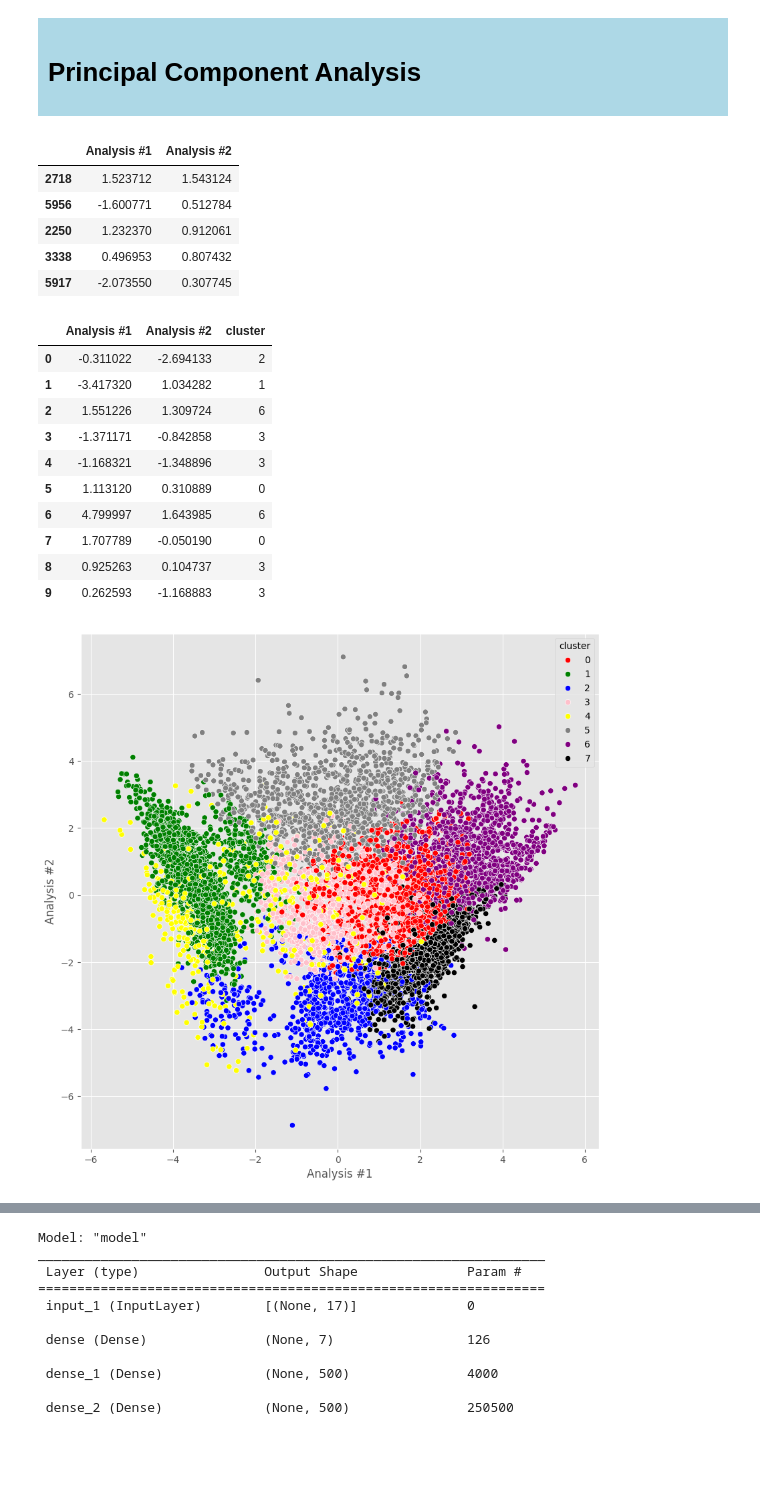
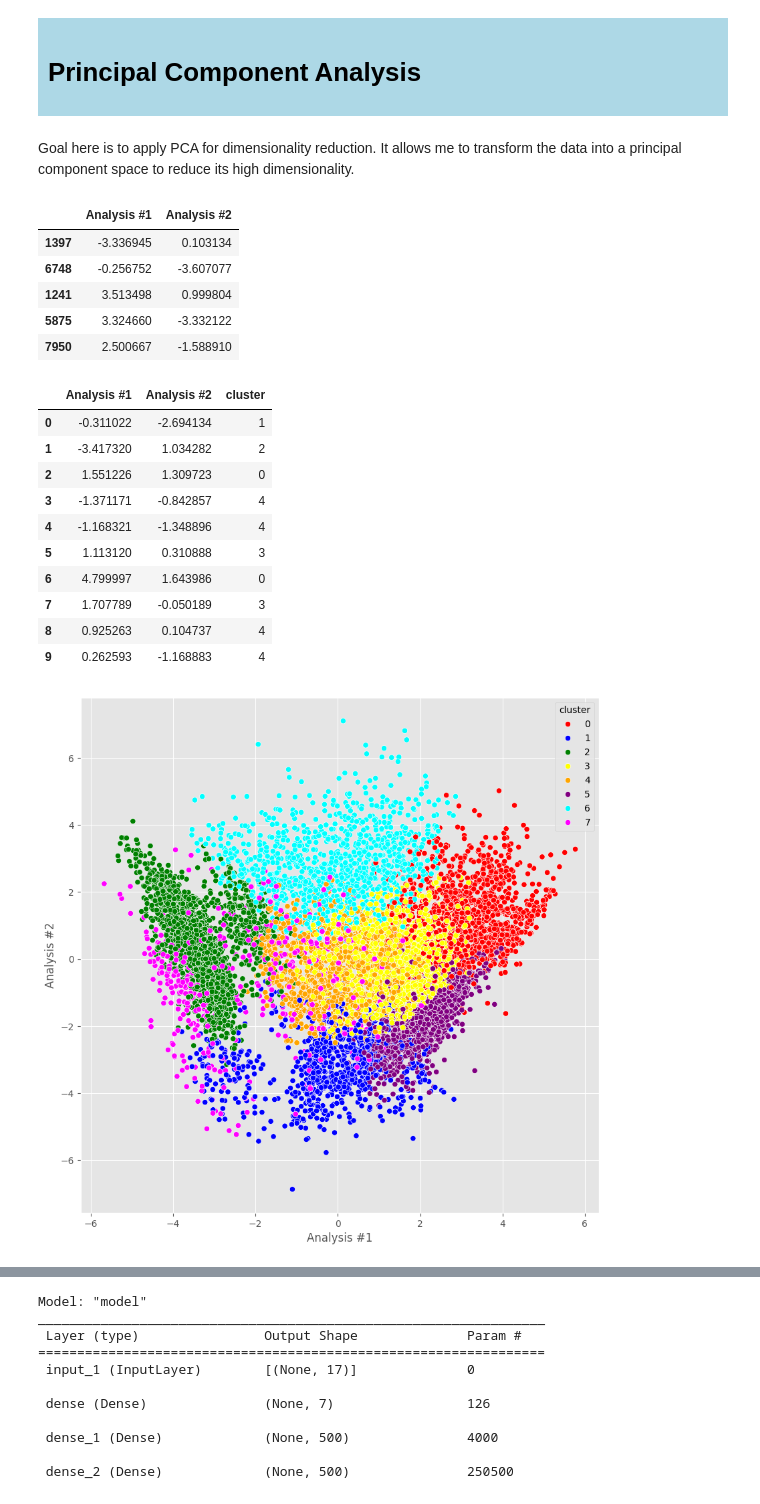
Before and after one commit to blinKAlliance/Unsupervised-Machine-Learning---Credit-Card-Clustering, a Jupyter notebook: creditCardClusting.ipynb, the cells around one changed output, grey strips where cells are left out. Drawn from its saved outputs; the diff is of its cells as text; code cells hidden in the pictures; blank space fills up the shorter version.

```diff
--- a/creditCardClusting.ipynb
+++ b/creditCardClusting.ipynb
@@ -169,0 +282,5 @@ Explain new graphs
+# %%
+# Standardizes the features in the data frame
+standardScaledInstance = StandardScaler()
+trainDataSet = standardScaledInstance.fit_transform(dataFrame)
+trainDataSet.shape
@@ -169,0 +291,17 @@ Explain new graphs
+# %%
+kMeansPrimaryScores = []
+dataRange = range(1,20)
+
+for i in dataRange:
+    # Applies k means clustering to the data
+    kMeansModel = KMeans(n_clusters = i)
+    kMeansModel.fit(trainDataSet)
+    kMeansPrimaryScores.append(kMeansModel.inertia_)
+
+# Graphs the data into an elbow plot
+plt.title('Clusters vs Scores')
+plt.xlabel('Clusters')
+plt.ylabel('Scores')
+plt.plot(kMeansPrimaryScores, 'bx-')
+plt.style.use('ggplot')
+plt.show()
@@ -174,6 +316,2 @@ Explain new graphs
 
 </div>
-# %%
-scale = StandardScaler()
-trainDataSet = scale.fit_transform(dataFrame)
-trainDataSet.shape
@@ -182,14 +317,0 @@ trainDataSet.shape
-# %%
-kMeansPrimaryScores = []
-
-range_values = range(1,20)
-for i in range_values:
-    kMeansModel = KMeans(n_clusters = i)
-    kMeansModel.fit(trainDataSet)
-    kMeansPrimaryScores.append(kMeansModel.inertia_)
-plt.plot(kMeansPrimaryScores, 'bx-')
-plt.style.use('ggplot')
-plt.title('Clusters vs Scores')
-plt.xlabel('Clusters')
-plt.ylabel('Scores')
-plt.show()
@@ -270,37 +386,41 @@ creditCardCluster.head(10)
 # Principal Component Analysis
 
 </div>
+# %% [markdown]
+Goal here is to apply PCA for dimensionality reduction. It allows me to transform the data into a principal component space to reduce its high dimensionality.
 # %%
-pcaModel = PCA(n_components=2)
+# Creates a new instaces of PCA to retrieve the principal components.
+pcaModel = PCA(n_components = 2)
 pcaTransform = pcaModel.fit_transform(trainDataSet)
 pcaDataFrame = pd.DataFrame(data = pcaTransform, columns = ['Analysis #1', 'Analysis #2'])
 pcaDataFrame.sample(5)
 # %% [output]
 |  | Analysis #1 | Analysis #2 |
-| 2718 | 1.523712 | 1.543124 |
-| 5956 | -1.600771 | 0.512784 |
-| 2250 | 1.232370 | 0.912061 |
-| 3338 | 0.496953 | 0.807432 |
-| 5917 | -2.073550 | 0.307745 |
+| 1397 | -3.336945 | 0.103134 |
+| 6748 | -0.256752 | -3.607077 |
+| 1241 | 3.513498 | 0.999804 |
+| 5875 | 3.324660 | -3.332122 |
+| 7950 | 2.500667 | -1.588910 |
 # %%
+# Joins the cluster labels back onto the data frame again.
 pcaDataFrame = pd.concat([pcaDataFrame,pd.DataFrame({'cluster': labels})], axis = 1)
 pcaDataFrame.head(10)
 # %% [output]
 |  | Analysis #1 | Analysis #2 | cluster |
-| 0 | -0.311022 | -2.694133 | 2 |
-| 1 | -3.417320 | 1.034282 | 1 |
-| 2 | 1.551226 | 1.309724 | 6 |
-| 3 | -1.371171 | -0.842858 | 3 |
-| 4 | -1.168321 | -1.348896 | 3 |
-| 5 | 1.113120 | 0.310889 | 0 |
-| 6 | 4.799997 | 1.643985 | 6 |
-| 7 | 1.707789 | -0.050190 | 0 |
-| 8 | 0.925263 | 0.104737 | 3 |
-| 9 | 0.262593 | -1.168883 | 3 |
+| 0 | -0.311022 | -2.694134 | 1 |
+| 1 | -3.417320 | 1.034282 | 2 |
+| 2 | 1.551226 | 1.309723 | 0 |
+| 3 | -1.371171 | -0.842857 | 4 |
+| 4 | -1.168321 | -1.348896 | 4 |
+| 5 | 1.113120 | 0.310888 | 3 |
+| 6 | 4.799997 | 1.643986 | 0 |
+| 7 | 1.707789 | -0.050189 | 3 |
+| 8 | 0.925263 | 0.104737 | 4 |
+| 9 | 0.262593 | -1.168883 | 4 |
 # %%
 plt.figure(figsize = (10,10))
 plt.style.use('ggplot')
-ax = sns.scatterplot(x = "Analysis #1", y = "Analysis #2", hue = "cluster", data = pcaDataFrame, palette =['red','green','blue','pink','yellow','gray','purple', 'black'])
+ax = sns.scatterplot(x = "Analysis #1", y = "Analysis #2", hue = "cluster", data = pcaDataFrame, palette = ['red', 'blue', 'green', 'yellow', 'orange', 'purple', 'cyan', 'magenta'])
 plt.show()
 # %% [output]
-[figure, old version]
+[figure, new version]
```
Also changed, not shown: parts of 49 cells of this notebook.
